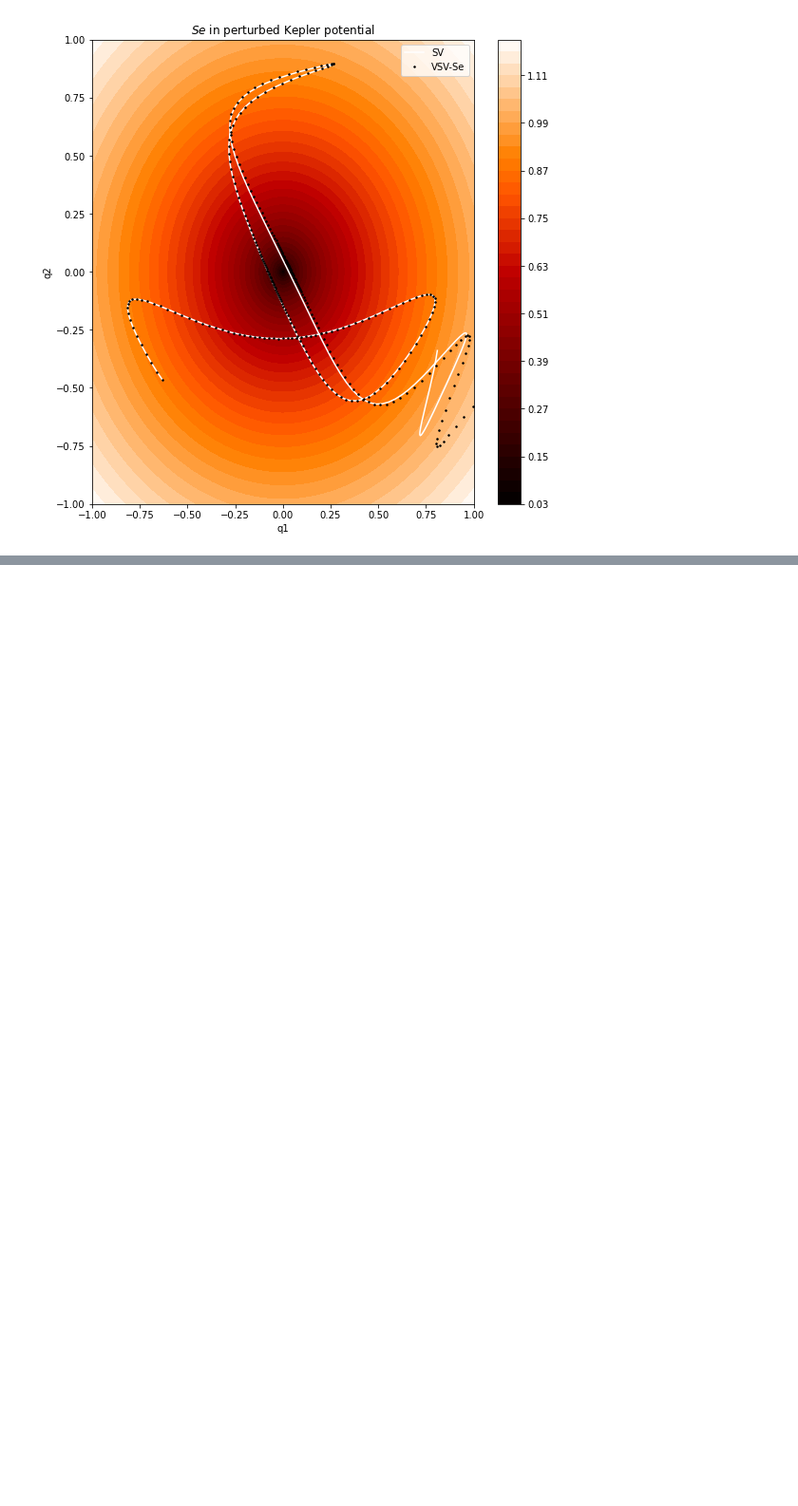
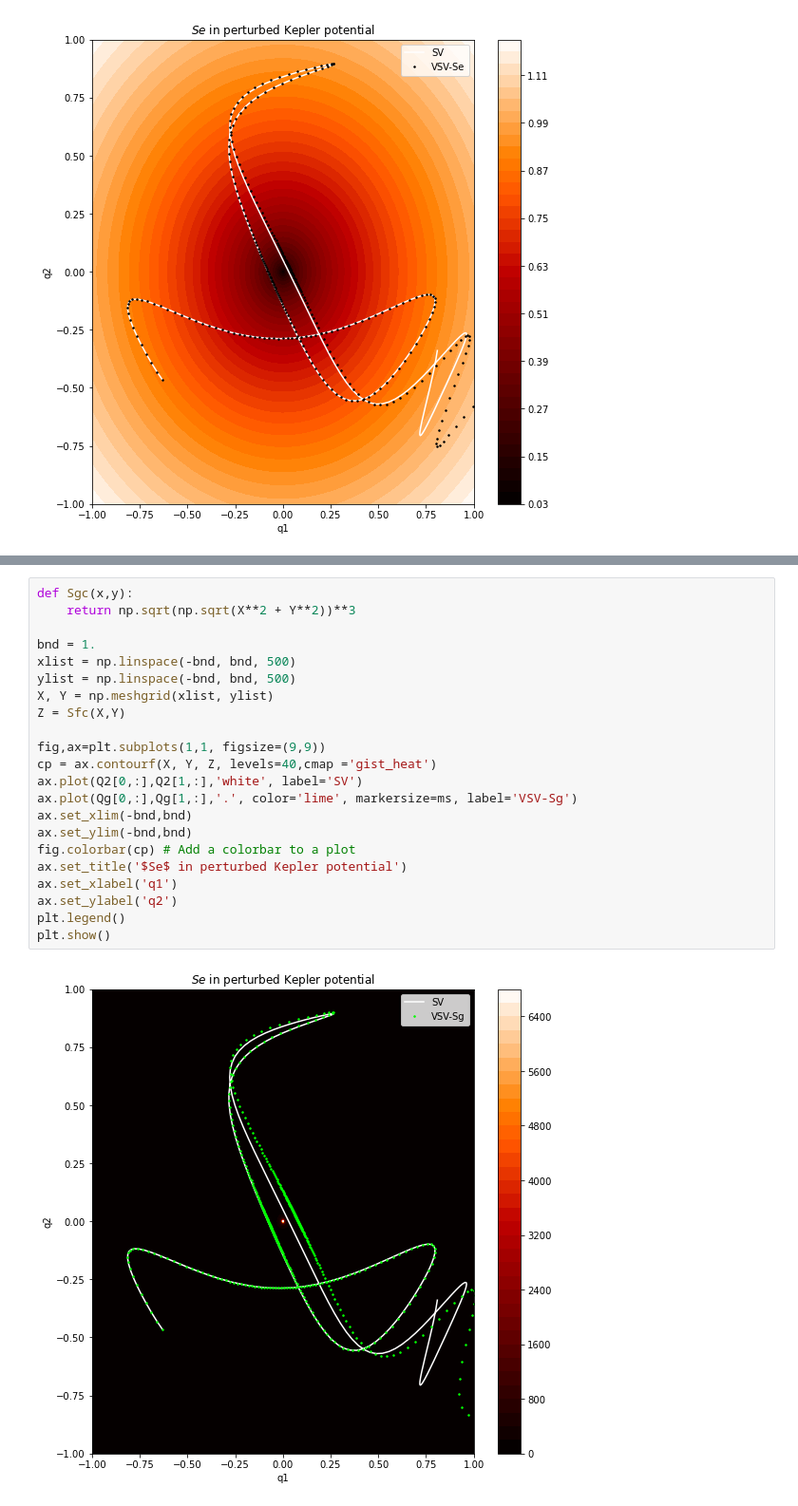
Before and after one commit to BrianWhiteaker/HMC, a Jupyter notebook: Henon_Heils.ipynb, the cells around one changed output, grey strips where cells are left out. Shown at 95% size. Cells and saved outputs as stored; diff of their text form; blank space fills up the shorter version.

```diff
--- a/Henon_Heils.ipynb
+++ b/Henon_Heils.ipynb
@@ -368,0 +423,24 @@ plt.show()
+# %%
+def Sgc(x,y):
+    return np.sqrt(np.sqrt(X**2 + Y**2))**3
+
+bnd = 1.
+xlist = np.linspace(-bnd, bnd, 500)
+ylist = np.linspace(-bnd, bnd, 500)
+X, Y = np.meshgrid(xlist, ylist)
+Z = Sfc(X,Y)
+
+fig,ax=plt.subplots(1,1, figsize=(9,9))
+cp = ax.contourf(X, Y, Z, levels=40,cmap ='gist_heat')
+ax.plot(Q2[0,:],Q2[1,:],'white', label='SV')
+ax.plot(Qg[0,:],Qg[1,:],'.', color='lime', markersize=ms, label='VSV-Sg')
+ax.set_xlim(-bnd,bnd)
+ax.set_ylim(-bnd,bnd)
+fig.colorbar(cp) # Add a colorbar to a plot
+ax.set_title('$Se$ in perturbed Kepler potential')
+ax.set_xlabel('q1')
+ax.set_ylabel('q2')
+plt.legend()
+plt.show()
+# %% [output]
+[figure, added]
```
Also changed, not shown: parts of 13 cells of this notebook.
